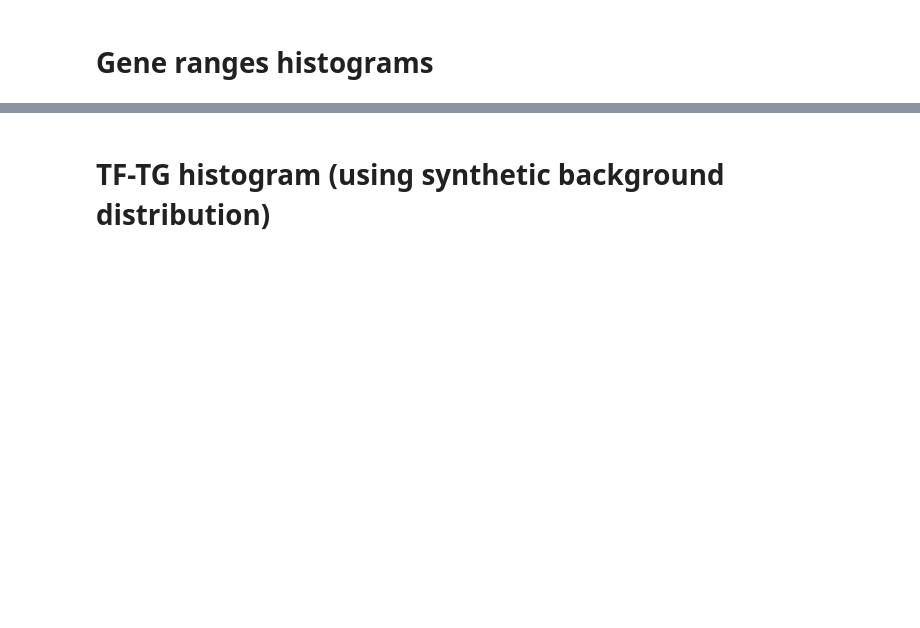
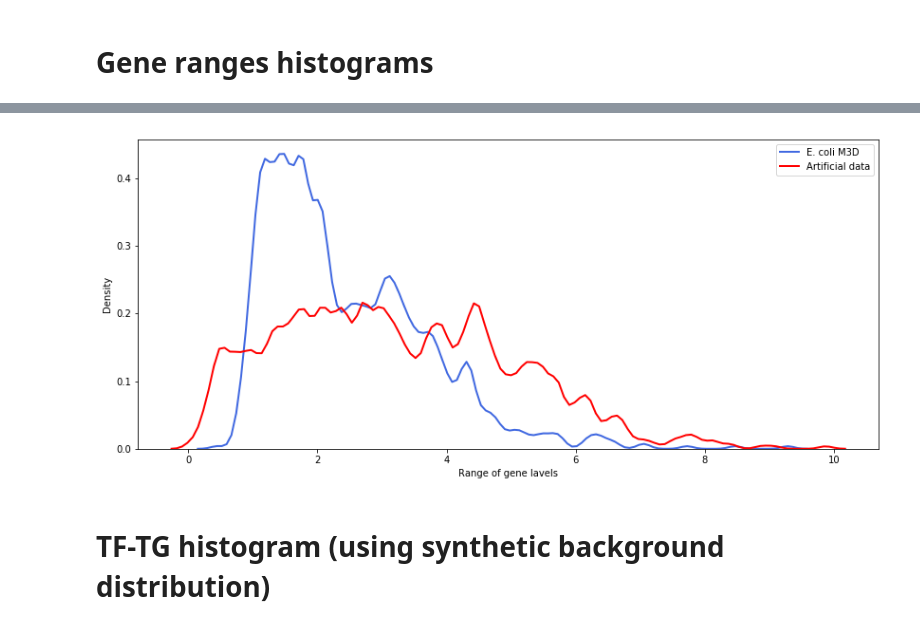
Before and after one commit to rvinas/adversarial-gene-expression, a Jupyter notebook: src/syntren_analysis.ipynb, the cells around one changed output, grey strips where cells are left out. Drawn from its saved outputs; the diff is of its cells as text; code cells hidden in the pictures; blank space fills up the shorter version.

```diff
--- a/src/syntren_analysis.ipynb
+++ b/src/syntren_analysis.ipynb
@@ -71,3 +77,9 @@ plot_gene_ranges(s_expr, dataset_name='SynTReN data', color='red');
+# %%
+plt.figure(figsize=(14, 6))
+ax = plot_gene_ranges(expr_train)
+plot_gene_ranges(s_expr, dataset_name='Artificial data', color='red', ax=ax);
+# %% [output]
+[figure, added]
 # %% [markdown]
 # TF-TG histogram (using synthetic background distribution)
 # %%
```
Also changed, not shown: parts of 10 cells of this notebook, 12 other files.
